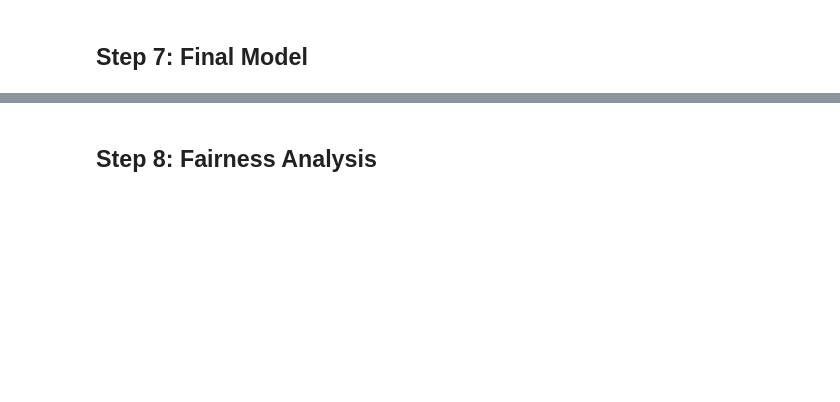
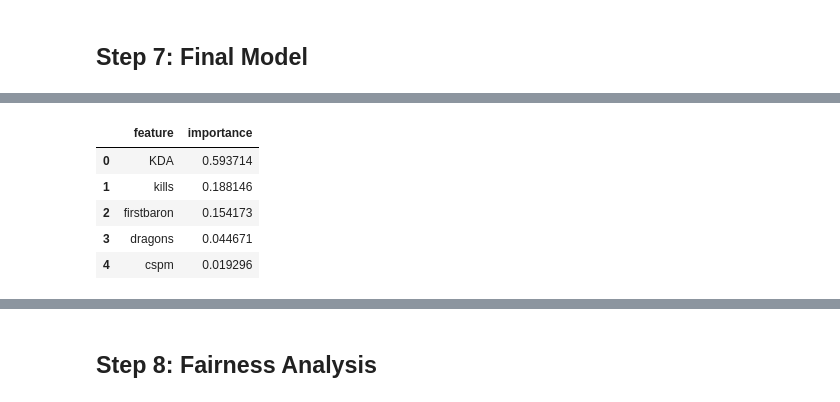
Before and after one commit to alanx1234/SummonerInsights, a Jupyter notebook: Summoner_Insights.ipynb, the cells around one changed output, grey strips where cells are left out. Drawn from its saved outputs; the diff is of its cells as text; code cells hidden in the pictures; blank space fills up the shorter version.

```diff
--- a/Summoner_Insights.ipynb
+++ b/Summoner_Insights.ipynb
@@ -632,0 +819,22 @@ Test F1 score: 0.884
+# %%
+# save final model
+rf = final_pl.named_steps['randomforestclassifier']
+
+# extract feature importances
+feature_names = ['firstbaron', 'kills', 'KDA', 'cspm', 'dragons']
+importances = rf.feature_importances_
+
+# make a df for clarity
+feature_importance_df = pd.DataFrame({
+    'feature': feature_names,
+    'importance': importances
+}).sort_values(by='importance', ascending=False).reset_index(drop=True)
+
+feature_importance_df
+# %% [output]
+|  | feature | importance |
+| 0 | KDA | 0.593714 |
+| 1 | kills | 0.188146 |
+| 2 | firstbaron | 0.154173 |
+| 3 | dragons | 0.044671 |
+| 4 | cspm | 0.019296 |
```
Also changed, not shown: parts of 39 cells of this notebook.
